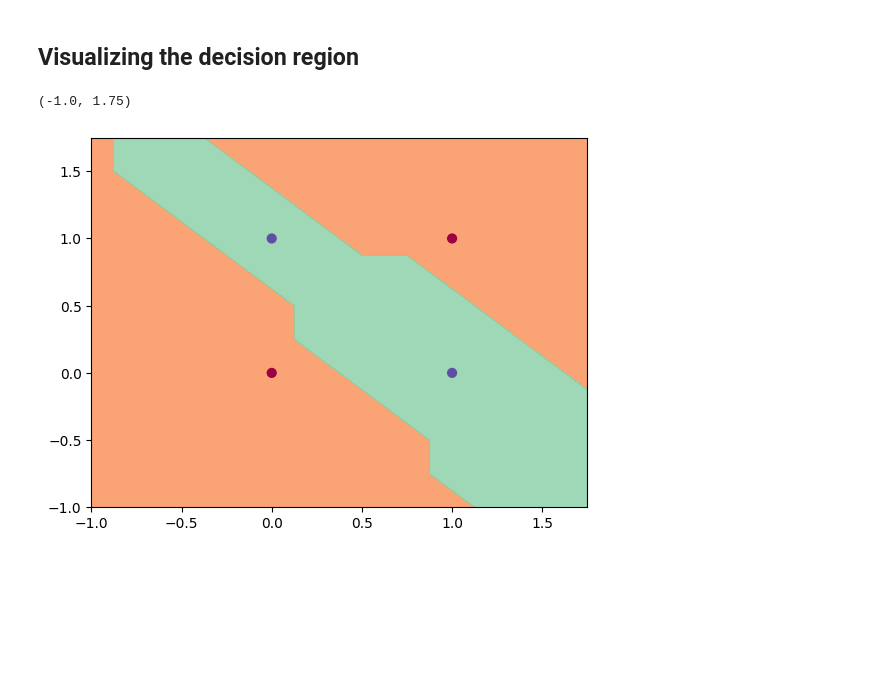
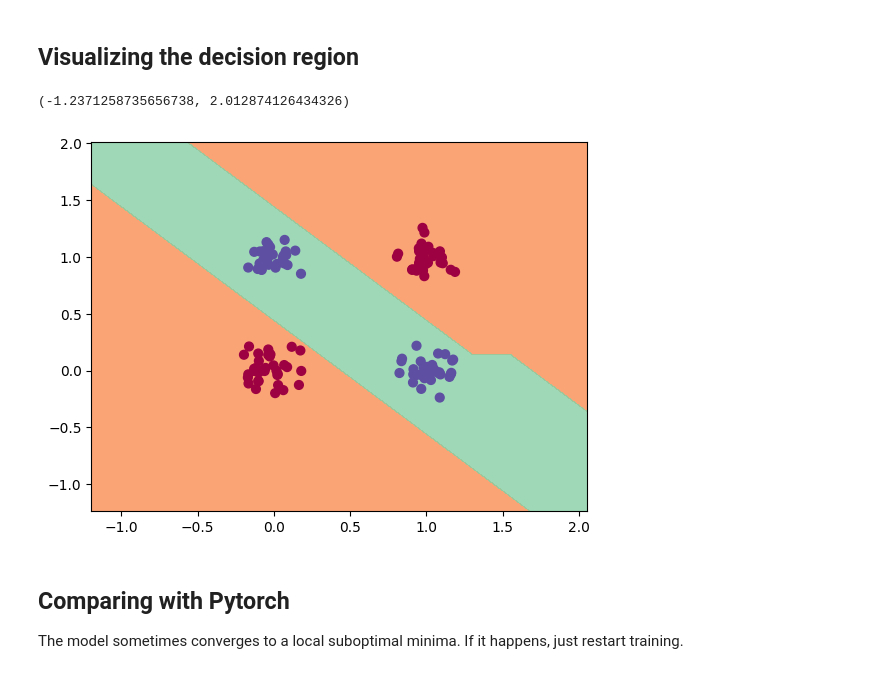
Before and after one commit to fredpell1/YADLL, a Jupyter notebook: XOR.ipynb, the cells around one changed output. Saved outputs shown, nothing was run; the diff lists cells and outputs as text; code cells hidden in the pictures; blank space fills up the shorter version.

Commit message:
add pytorch to xor notebook and modify weight init in neuron

```diff
--- a/XOR.ipynb
+++ b/XOR.ipynb
@@ -18,3 +10,11 @@ labels = data[:,-1]
+# %%
+X, y = make_blobs(n_samples=200, n_features=2, cluster_std=.1
+                  ,centers= [(1,1), (1,0), (0,0),(0,1)])
+
+y[y==2]=0
+y[y==3]=1
+
+x_train, x_test, y_train, y_test = train_test_split(X, y, test_size=0.33, random_state=19)
 # %% [markdown]
 ## Visualizing the data
 # %%
@@ -29,8 +29,6 @@ Please note that the model sometimes converge into a local suboptimal optima. It
 # %%
 model = Sequential(
-    Layer(2,2),
-    Layer(2,2, activation_func = 'relu'),
+    Layer(2,2, activation_func='relu'),
     Layer(2,1)
 )
-optim = SGD(model.parameters(), 0.01)
-print(len(model.parameters()))
+optim = SGD(model.parameters(), 0.1)
@@ -58,21 +54,25 @@ iteration 4000, loss: 1.312146772329816e-07
 ## Visualizing the decision region
 # %%
 h = 0.25
-x_min, x_max = X[:, 0].min() - 1, X[:, 0].max() + 1
-y_min, y_max = X[:, 1].min() - 1, X[:, 1].max() + 1
+x_min, x_max = x_train[:, 0].min() - 1, x_train[:, 0].max() + 1
+y_min, y_max = x_train[:, 1].min() - 1, x_train[:, 1].max() + 1
 xx, yy = np.meshgrid(np.arange(x_min, x_max, h),
                      np.arange(y_min, y_max, h))
 Xmesh = np.c_[xx.ravel(), yy.ravel()]
 inputs = [list(map(Scalar, xrow)) for xrow in Xmesh]
 scores = list(map(model, inputs))
 Z = np.array([s[0].data > 0.5 for s in scores])
 Z = Z.reshape(xx.shape)
 
 fig = plt.figure()
 plt.contourf(xx, yy, Z, cmap=plt.cm.Spectral, alpha=0.8)
-plt.scatter(X[:, 0], X[:, 1], c=labels, s=40, cmap=plt.cm.Spectral)
+plt.scatter(x_train[:, 0], x_train[:, 1], c=y_train, s=40, cmap=plt.cm.Spectral)
 plt.xlim(xx.min(), xx.max())
 plt.ylim(yy.min(), yy.max())
 # %% [output]
-(-1.0, 1.75)
+(-1.2371258735656738, 2.012874126434326)
-[figure, old version]
+[figure, new version]
+# %% [markdown]
+## Comparing with Pytorch
+
+The model sometimes converges to a local suboptimal minima. If it happens, just restart training.
```
Also changed, not shown: parts of 12 cells of this notebook, 1 other file.
